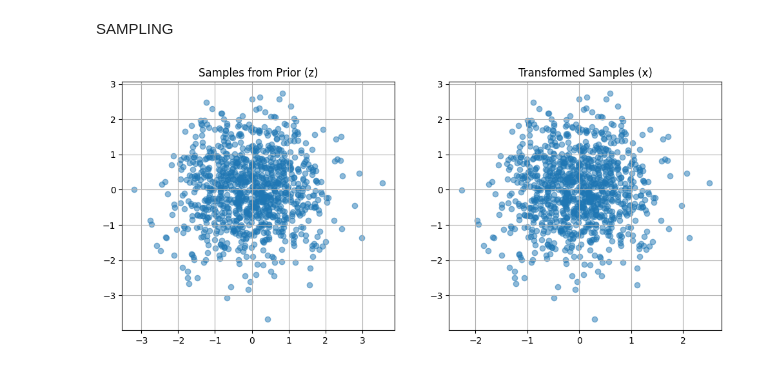
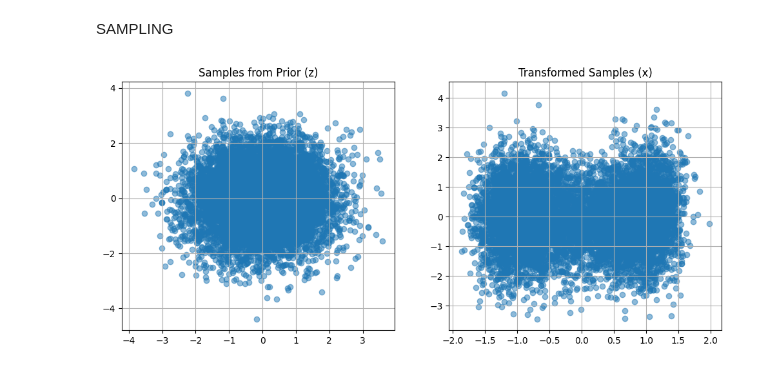
Before and after one commit to rpivi/Normalizing_Flow, a Jupyter notebook: boltzmann.ipynb, the cells around one changed output. Cells and saved outputs as stored; diff of their text form; code cells hidden in the pictures.

```diff
--- a/boltzmann.ipynb
+++ b/boltzmann.ipynb
@@ -11,20 +13,22 @@ COSTRINCTING THE FLOW:
 def init_mlp_params(key, in_dim, hidden_dim, out_dim):
     k1, k2, k3 = jax.random.split(key, 3)
     return {
-        "W1": jax.random.normal(k1, (in_dim, hidden_dim))*0.01,
+        "W1": jax.random.normal(k1, (in_dim, hidden_dim)) * 0.1,
         "b1": jnp.zeros((hidden_dim,)),
-        "W2": jax.random.normal(k2, (hidden_dim, hidden_dim))*0.01,
+        "W2": jax.random.normal(k2, (hidden_dim, hidden_dim)) * 0.1,
         "b2": jnp.zeros((hidden_dim,)),
-        "W3": jax.random.normal(k3, (hidden_dim, out_dim))*0.01,
-        "b3": jnp.zeros((out_dim,)),
-    }# Initialize MLP parameters with small random values: weights from a normal distribution and biases as zeros.
+        "W3": jax.random.normal(k3, (hidden_dim, out_dim)) * 0.1,
+        "b3": jnp.zeros((out_dim,))
+    }
+
+# Initialize MLP parameters with small random values: weights from a normal distribution and biases as zeros.
 
 #The mlp function defines a simple feedforward neural network with one hidden layer.
 # It takes input x, applies a linear transformation followed by a tanh activation to get the hidden representation h,
 # and then applies another linear transformation to produce the output.
 def mlp(params, x):
     h = jnp.tanh(x @ params["W1"] + params["b1"])
-    h = jnp.tanh(h @ params["W2"] + params["b2"]) # Add a second hidden layer for more expressiveness
+    h = jnp.tanh(h @ params["W2"] + params["b2"])
     return h @ params["W3"] + params["b3"]
 # %%
 def init_params(key):
@@ -126,7 +299,7 @@ def log_q_target(x, T):
 # %% [markdown]
 LOSS
 # %%
-def loss(params, key, n_samples=1000, T=1.0):
+def loss(params, key, n_samples, T):
     z = jax.random.normal(key, (n_samples, 2))
     x, log_det = forward(params, z)
 
@@ -138,30 +311,28 @@ def loss(params, key, n_samples=1000, T=1.0):
 TRAINING
 # %%
 @jax.jit
-def step(params, key, lr=1e-3 , n_samples=500, T=1.0):
+def step(params, opt_state, key, n_samples=500, T=1.0):
     l, grads = jax.value_and_grad(loss)(params, key, n_samples=n_samples, T=T)
-
-    new_params = jax.tree.map(
-    lambda p, g: p - lr * g,
-    params,
-    grads )
-    return new_params, l
+    updates, opt_state = optimizer.update(grads, opt_state)
+    new_params = optax.apply_updates(params, updates)
+    return new_params, opt_state, l
 
 # Initialize parameters
 key = jax.random.PRNGKey(0)
 key, subkey = jax.random.split(key)
 params = init_params(subkey)
-
+# Initialize optimizer
+lr = 1e-3
+optimizer = optax.adam(lr)
+opt_state = optimizer.init(params)
 n_steps = 20000
-lr = 1e-3
 losses = []
 
-for i in range(n_steps):
+for i in tqdm(range(n_steps)):
     key, subkey = jax.random.split(key)
-    params, l = step(params, subkey, lr)
+    params, opt_state, l= step(params, opt_state, subkey)
     if i % 100 == 0:
         losses.append(l)
-        print(f"Step {i}, Loss: {l:.4f}")
 
 best_params = params
 
@@ -196,19 +350,19 @@ SAMPLING
 # %%
 # sampling from prior
 key, subkey = jax.random.split(key)
-n_samples = 1000
+n_samples = 10000
 z = jax.random.normal(subkey, (n_samples, 2))
-x, _ = forward(best_params, z)
+x, log_det = forward(best_params, z)
 
 plt.figure(figsize=(12, 5))
 plt.subplot(1,2,1)
 plt.scatter(z[:, 0], z[:, 1], alpha=0.5)
 plt.title("Samples from Prior (z)")
 plt.grid(True)
 plt.subplot(1,2,2)
 plt.scatter(x[:, 0], x[:, 1], alpha=0.5)
 plt.title("Transformed Samples (x)")
 plt.grid(True)
 plt.show()
 # %% [output]
-[figure, old version]
+[figure, new version]
```
Also changed, not shown: parts of 7 cells of this notebook.
